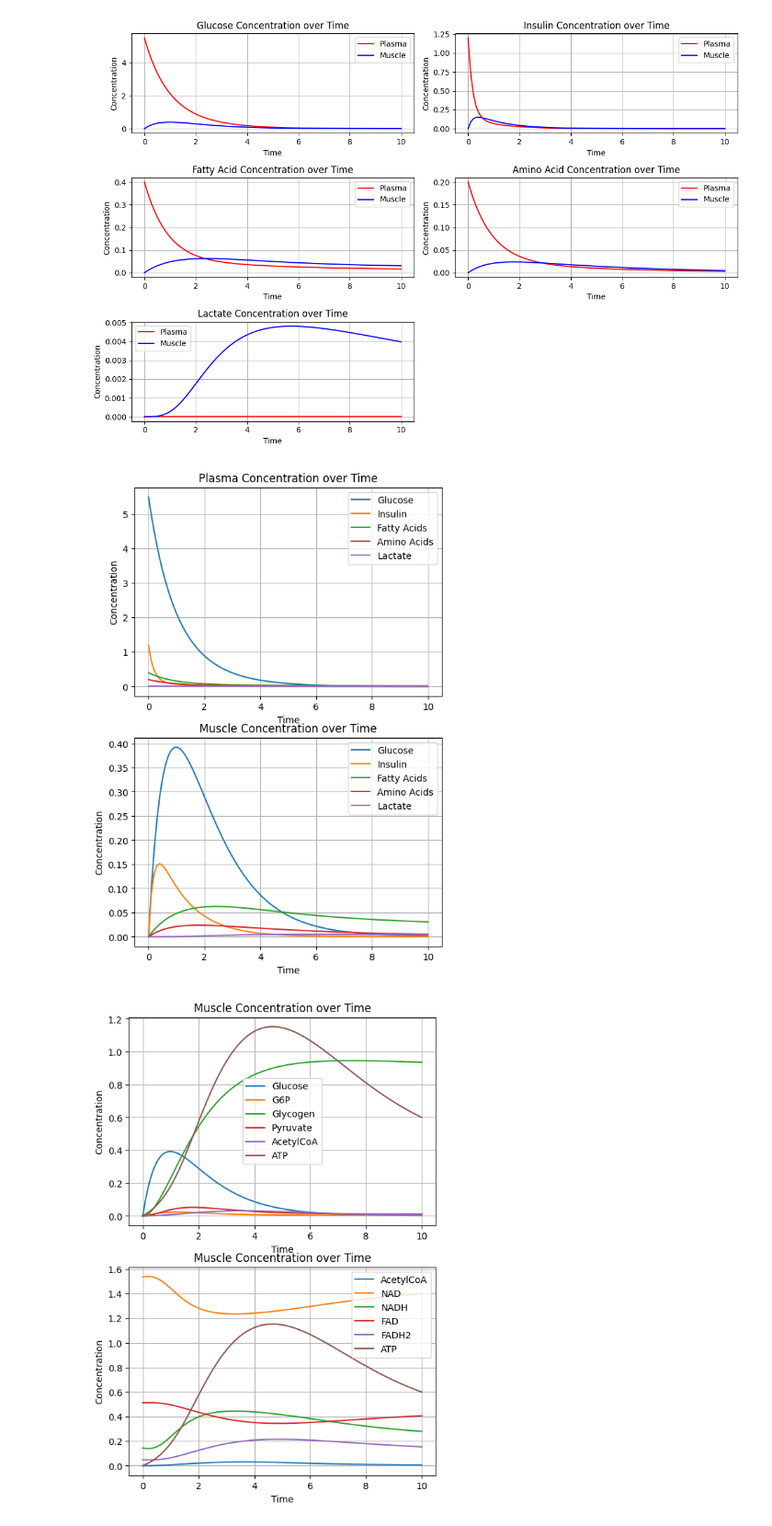
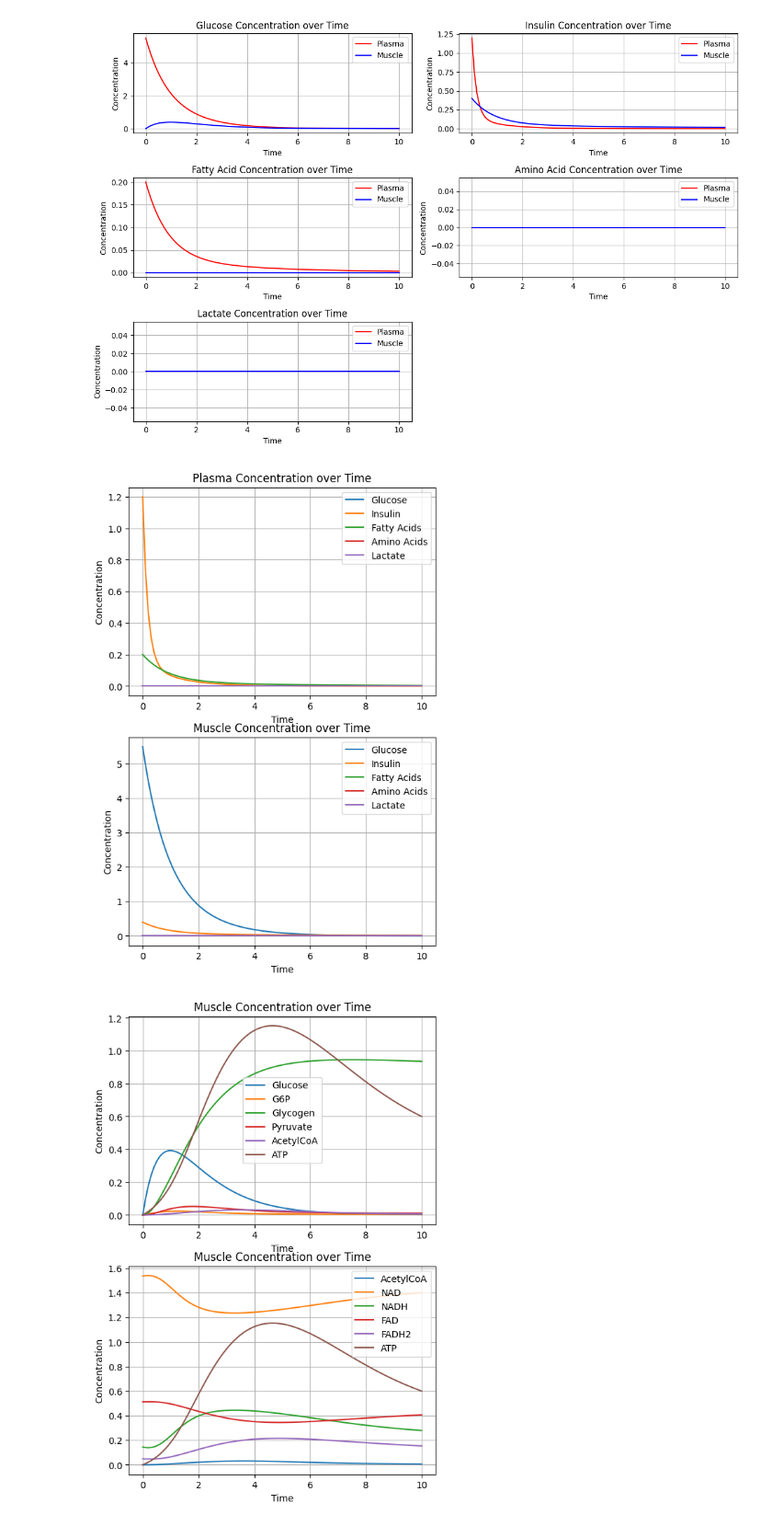
Before and after one commit to vivek-booshan/pkpd, a Jupyter notebook: food_metabolism/skeletalmuscle_refactor.ipynb, the cells around one changed output. Shown at 92% size. Drawn from its saved outputs; the diff is of its cells as text; code cells hidden in the pictures.

```diff
--- a/food_metabolism/skeletalmuscle_refactor.ipynb
+++ b/food_metabolism/skeletalmuscle_refactor.ipynb
@@ -12,12 +12,12 @@ p = muscle_init()
 # check metabolical for ROS generation
 # beta oxidation of fatty acids
 #
-n = 20
+n = len(Index)
 y0 = np.zeros(n)
-y0[0] = 5.5 #gmmol
-y0[2] = 1.2 #g/L
-y0[4] = 0.4 #mmol/L
-y0[6] = 0.2 #mmol/L
+y0[Index.plasma_glucose] = 5.5 #gmmol
+y0[Index.plasma_insulin] = 1.2 #g/L
+y0[Index.plasma_fattyacid] = 0.4 #mmol/L
+y0[Index.plasma_aminoacid] = 0.2 #mmol/L
 
 #https://link.springer.com/article/10.1007/s40279-022-01772-2
 #average weight of person is around 60 kg,
@@ -25,12 +25,12 @@ y0[6] = 0.2 #mmol/L
 # NAD and NADH concentrations estimated to be around 1.6 mmol/kg and 0.15 mmol/kg muscle weight
 #
 # volume of skeletal muscle is ~25.0L
-y0[12] = 1.6*(60*.4)/25 #mmol/L
-y0[13] = 0.15*(60*.4)/25 #mmol/L
+y0[Index.muscle_NAD] = 1.6*(60*.4)/25 #mmol/L
+y0[Index.muscle_NADH] = 0.15*(60*.4)/25 #mmol/L
 
 #no certain data for FAD and FADH2, but assume its around 1/3 of NAD
-y0[14] = 1.6*(60*.4)/25/3
-y0[15] = 0.15*(60*.4)/25/3
+y0[Index.muscle_FAD] = 1.6*(60*.4)/25/3
+y0[Index.muscle_FADH2] = 0.15*(60*.4)/25/3
 
 t_span = (0, 10)
 t_eval = np.linspace(t_span[0], t_span[1], 100)
@@ -43,9 +43,9 @@ solution = solve_ivp(fun=lambda t, y: skeletalmuscle(t, y, p, n),
                      method='LSODA')
 
 timespan = solution.t
-glucoseplasma = solution.y[0]
-glucosemuscle = solution.y[1]
-glycogen = solution.y[9]
+glucoseplasma = solution.y[Index.plasma_glucose]
+glucosemuscle = solution.y[Index.muscle_glucose]
+glycogen = solution.y[Index.muscle_glycogen]
 
 # Plotting
 plt.figure(figsize=(12, 8))
@@ -71,34 +71,34 @@ plt.grid(True)
 plt.subplot(3, 2, 3)
 plt.plot(timespan, solution.y[4], label='Plasma', color='red')
 plt.plot(timespan, solution.y[5], label='Muscle', color='blue')
 plt.xlabel('Time')
 plt.ylabel('Concentration')
 plt.title('Fatty Acid Concentration over Time')
 plt.legend()
 plt.grid(True)
 
 plt.subplot(3, 2, 4)
 plt.plot(timespan, solution.y[6], label='Plasma', color='red')
 plt.plot(timespan, solution.y[7], label='Muscle', color='blue')
 plt.xlabel('Time')
 plt.ylabel('Concentration')
 plt.title('Amino Acid Concentration over Time')
 plt.legend()
 plt.grid(True)
 
 plt.subplot(3, 2, 5)
 plt.plot(timespan, solution.y[18], label='Plasma', color='red')
 plt.plot(timespan, solution.y[19], label='Muscle', color='blue')
 plt.xlabel('Time')
 plt.ylabel('Concentration')
 plt.title('Lactate Concentration over Time')
 plt.legend()
 plt.grid(True)
 
 plt.tight_layout()
 plt.show()
 # %% [output]
-[figure, old version]
+[figure, new version]
 # %%
 plt.figure(figsize=(6, 9))
 plt.subplot(2, 1, 1)
@@ -124,7 +124,7 @@ plt.title('Muscle Concentration over Time')
 plt.legend()
 plt.grid(True)
 # %% [output]
-[figure, old version]
+[figure, new version]
 # %%
 plt.figure(figsize=(6, 9))
 plt.subplot(2, 1, 1)
```
Also changed, not shown: parts of 2 cells of this notebook.
